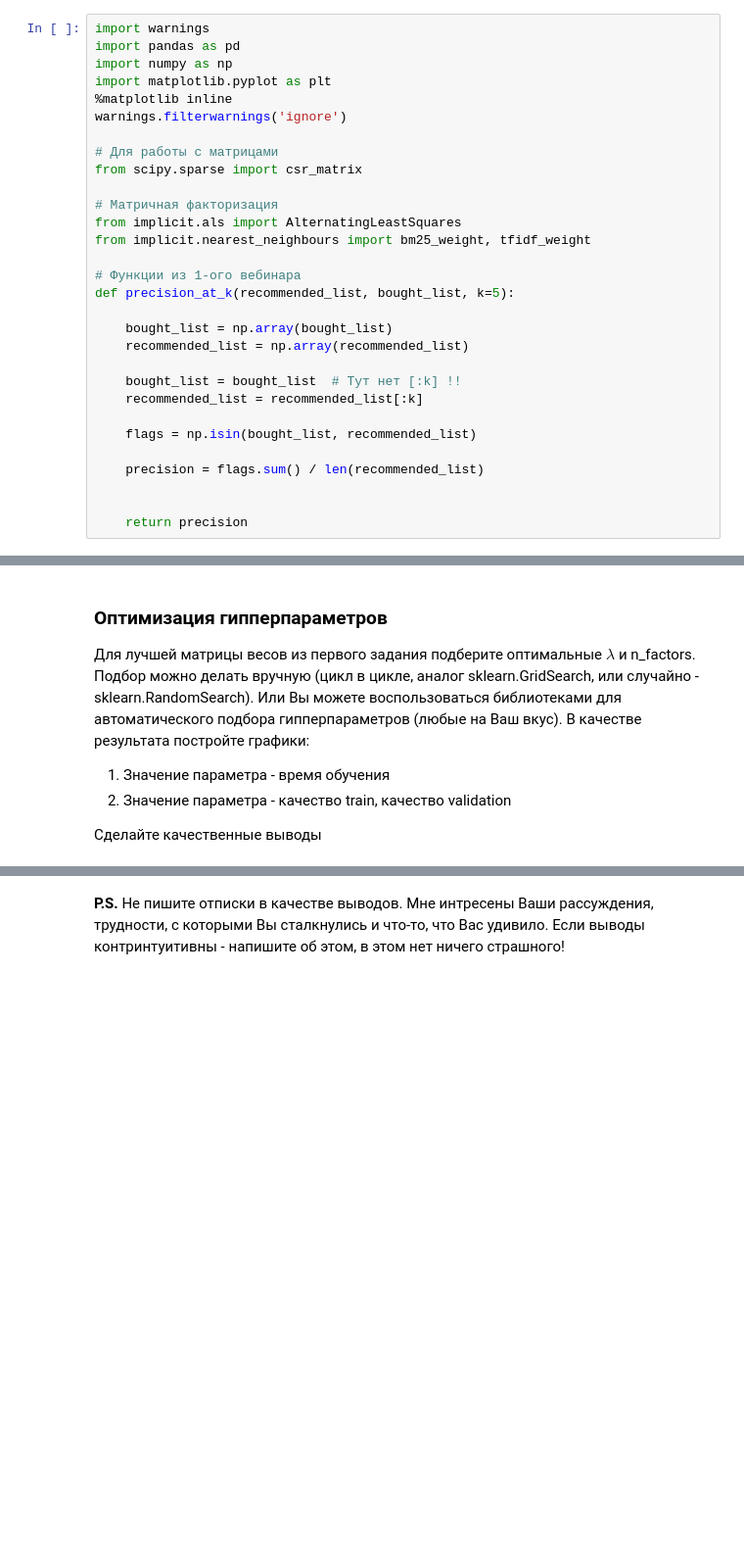
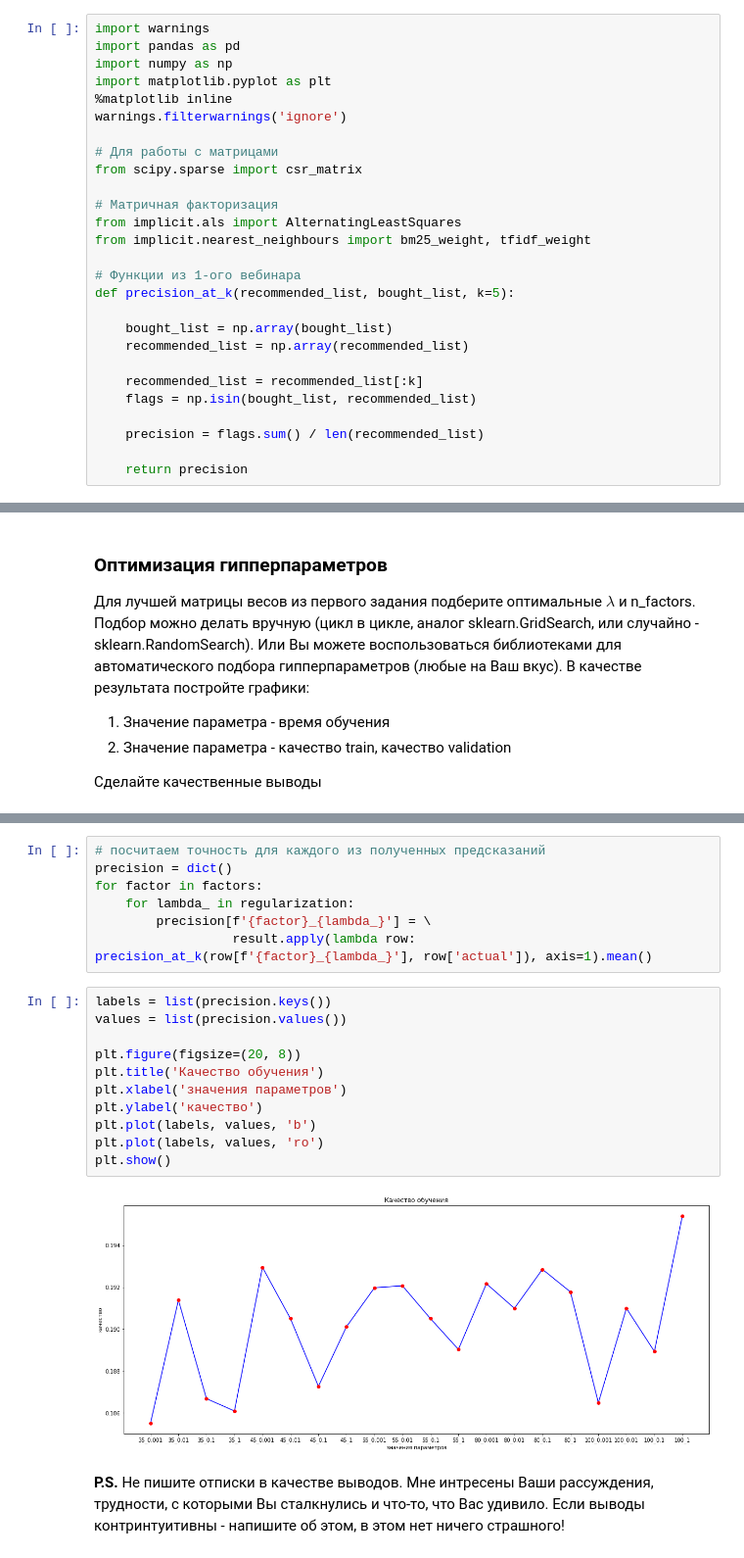
Before and after one commit to a1exkuchin/recommendation_systems, a Jupyter notebook: lesson-3.ipynb, the cells around one changed output, grey strips where cells are left out. Shown: that part at 98% size. Saved outputs shown, nothing was run; the diff lists cells and outputs as text; blank space fills up the shorter version.

```diff
--- a/lesson-3.ipynb
+++ b/lesson-3.ipynb
@@ -51,12 +51,9 @@ def precision_at_k(recommended_list, bought_list, k=5):
     bought_list = np.array(bought_list)
     recommended_list = np.array(recommended_list)
 
-    bought_list = bought_list  # Тут нет [:k] !!
     recommended_list = recommended_list[:k]
-
     flags = np.isin(bought_list, recommended_list)
 
     precision = flags.sum() / len(recommended_list)
 
-
     return precision
@@ -256,2 +321,22 @@ NameError: ignored
+# %%
+# посчитаем точность для каждого из полученных предсказаний
+precision = dict()
+for factor in factors:
+    for lambda_ in regularization:
+        precision[f'{factor}_{lambda_}'] = \
+                  result.apply(lambda row: precision_at_k(row[f'{factor}_{lambda_}'], row['actual']), axis=1).mean()
+# %%
+labels = list(precision.keys())
+values = list(precision.values())
+
+plt.figure(figsize=(20, 8))
+plt.title('Качество обучения')
+plt.xlabel('значения параметров')
+plt.ylabel('качество')
+plt.plot(labels, values, 'b')
+plt.plot(labels, values, 'ro')
+plt.show()
+# %% [output]
+[figure, added]
 # %% [markdown]
 **P.S.** Не пишите отписки в качестве выводов. Мне интресены Ваши рассуждения, трудности, с которыми Вы сталкнулись и что-то, что Вас удивило. Если выводы контринтуитивны - напишите об этом, в этом нет ничего страшного!
```
Also changed, not shown: parts of 21 cells of this notebook.
